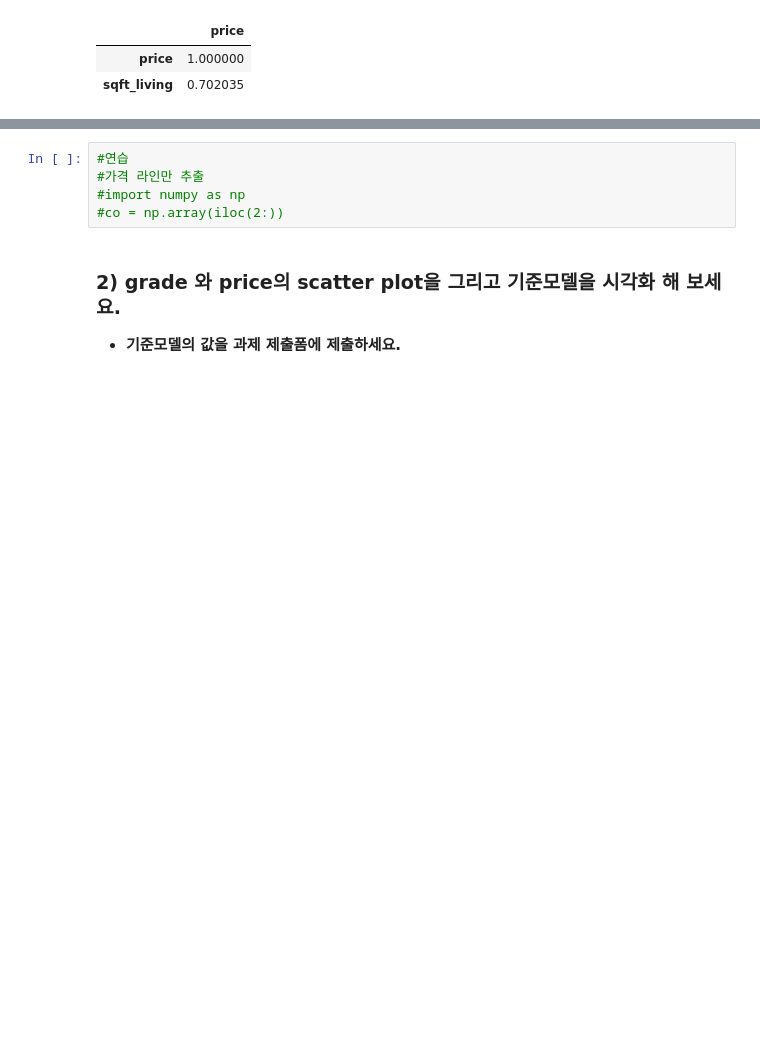
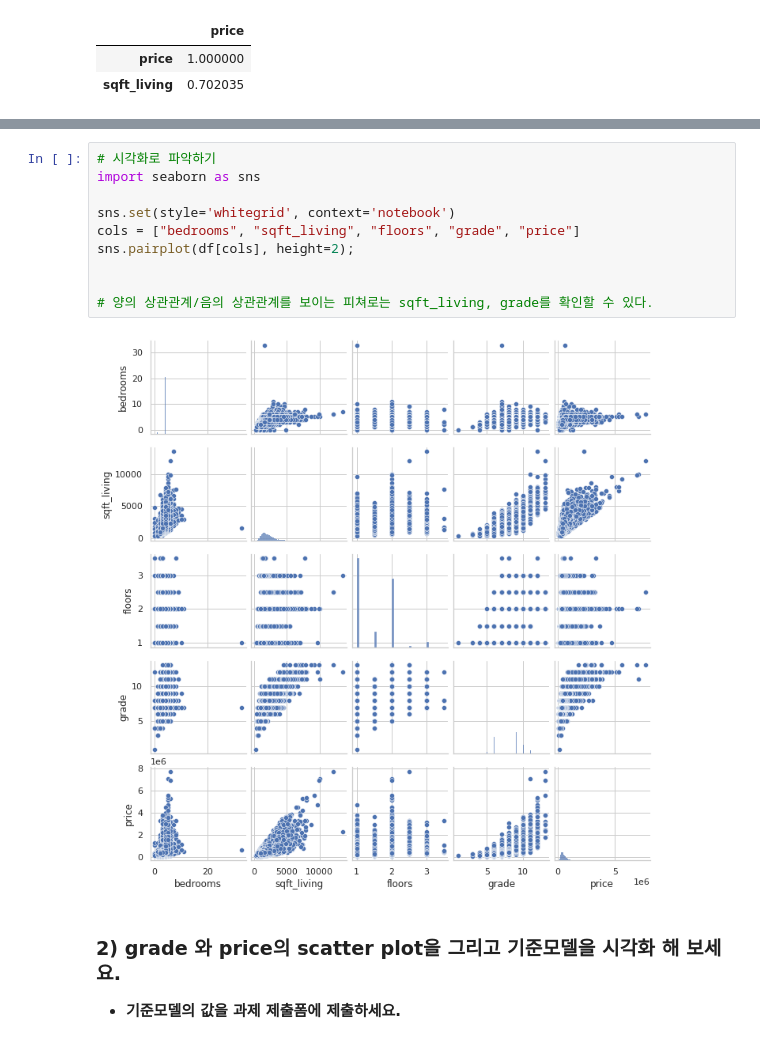
Before and after one commit to Raziel-JKM/AI-python-connect, a Jupyter notebook: n211a_simple_regression.ipynb, the cells around one changed output, grey strips where cells are left out. Drawn from its saved outputs; the diff is of its cells as text; blank space fills up the shorter version.

```diff
--- a/n211a_simple_regression.ipynb
+++ b/n211a_simple_regression.ipynb
@@ -98,8 +89,15 @@ plt.show()
-# %%
-#연습
-#가격 라인만 추출
-#import numpy as np
-#co = np.array(iloc(2:))
+# %%
+# 시각화로 파악하기
+import seaborn as sns
+
+sns.set(style='whitegrid', context='notebook')
+cols = ["bedrooms", "sqft_living", "floors", "grade", "price"]
+sns.pairplot(df[cols], height=2);
+
+
+# 양의 상관관계/음의 상관관계를 보이는 피쳐로는 sqft_living, grade를 확인할 수 있다.
+# %% [output]
+[figure, added]
 # %% [markdown]
 ### 2) grade 와 price의 scatter plot을 그리고 기준모델을 시각화 해 보세요.
 - **기준모델의 값을 과제 제출폼에 제출하세요.**
```
Also changed, not shown: parts of 15 cells of this notebook.
